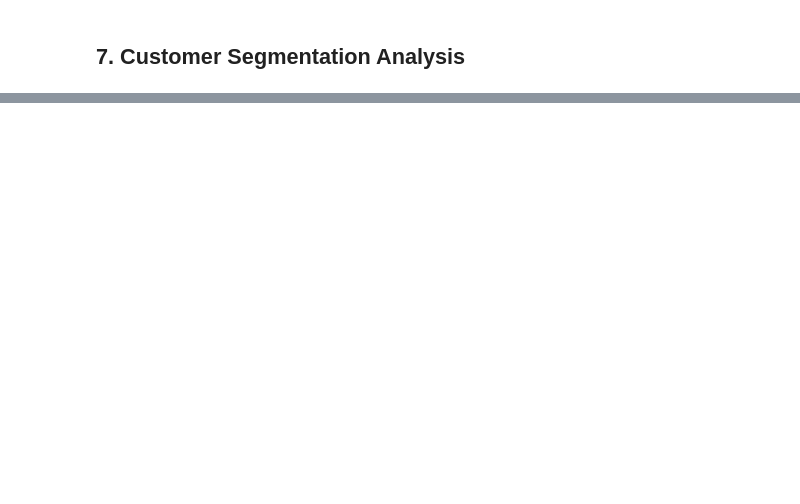
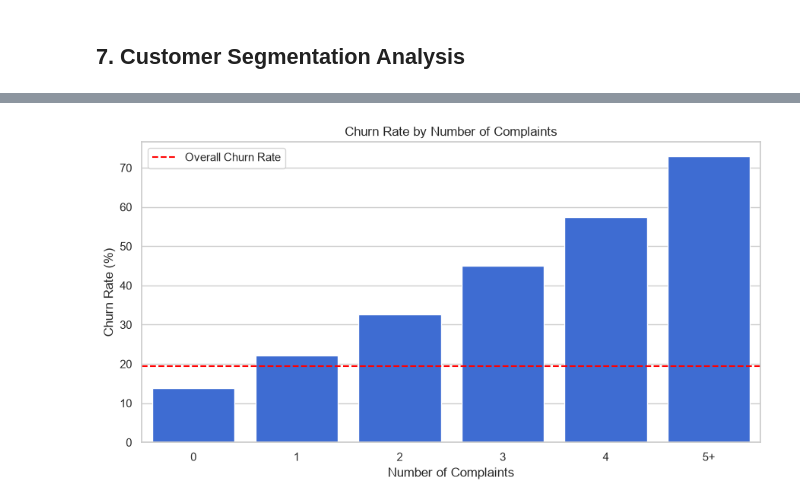
Before and after one commit to DataByThinh/credit-card-churn-retention-analytics, a Jupyter notebook: notebook/01_eda.ipynb, the cells around one changed output, grey strips where cells are left out. Cells and saved outputs as stored; diff of their text form; code cells hidden in the pictures; blank space fills up the shorter version.

```diff
--- a/notebook/01_eda.ipynb
+++ b/notebook/01_eda.ipynb
@@ -428,0 +417,27 @@ display(card_churn)
+# %%
+plt.figure(figsize=(9, 5))
+
+sns.barplot(
+    data=complaints_analysis,
+    x="complaint_group",
+    y="churn_rate",
+    color="#2563EB"
+)
+
+plt.axhline(
+    churn_rate,
+    color="red",
+    linestyle="--",
+    label="Overall Churn Rate"
+)
+
+plt.title("Churn Rate by Number of Complaints")
+
+plt.xlabel("Number of Complaints")
+plt.ylabel("Churn Rate (%)")
+
+plt.legend()
+plt.tight_layout()
+plt.show()
+# %% [output]
+[figure, added]
```
Also changed, not shown: parts of 21 cells of this notebook.
